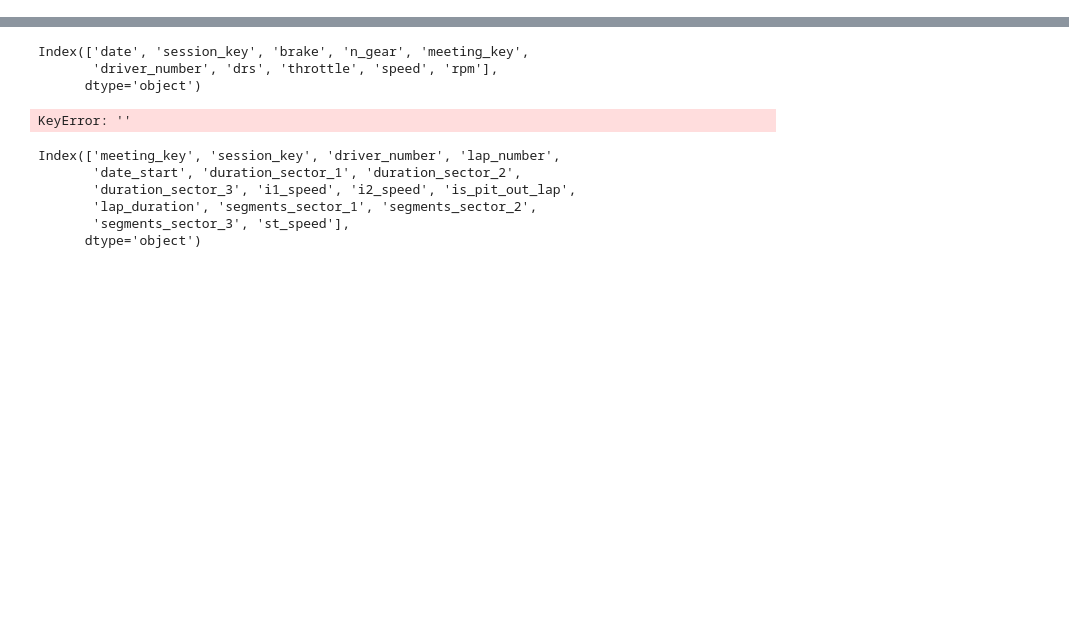
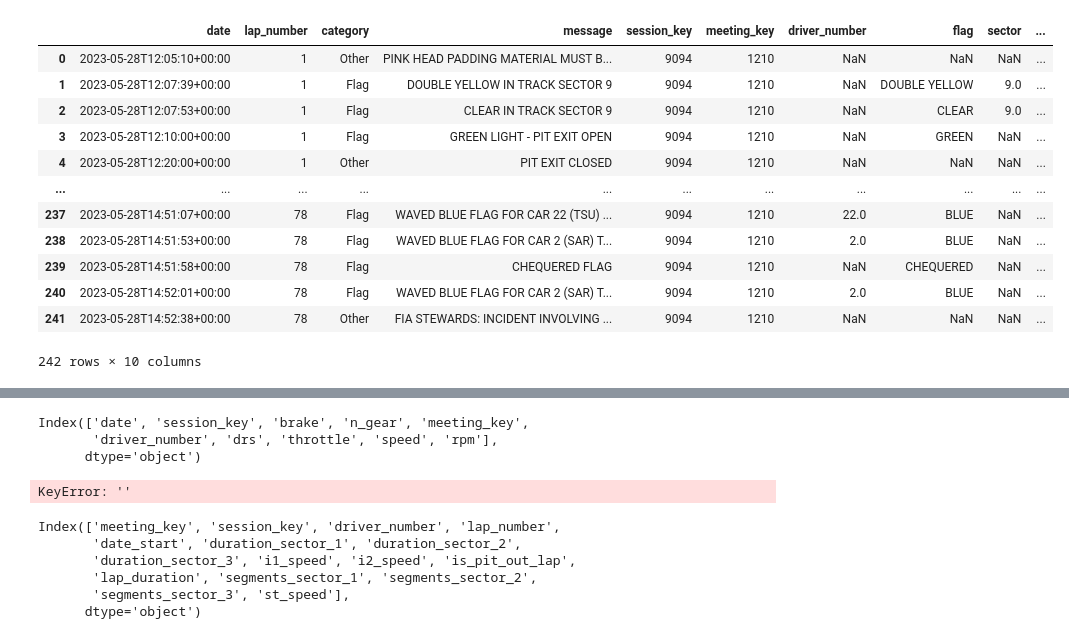
Before and after one commit to JigyashuSaravta/2025Spring_Final_F1, a Jupyter notebook: eda.ipynb, the cells around one changed output, grey strips where cells are left out. Drawn from its saved outputs; the diff is of its cells as text; code cells hidden in the pictures; blank space fills up the shorter version.

```diff
--- a/eda.ipynb
+++ b/eda.ipynb
@@ -10,3 +11,19 @@ df_stints = pd.read_csv('monaco_2023_stints.csv')
 
 df_drive['date'] = df_drive['date'].astype(str)
 df_lap['date_start'] = df_lap['date_start'].astype(str)
+# %%
+df_flags
+# %% [output]
+|  | date | lap_number | category | message | session_key | meeting_key | driver_number | flag | sector | ... |
+| 0 | 2023-05-28T12:05:10+00:00 | 1 | Other | PINK HEAD PADDING MATERIAL MUST B... | 9094 | 1210 | NaN | NaN | NaN | ... |
+| 1 | 2023-05-28T12:07:39+00:00 | 1 | Flag | DOUBLE YELLOW IN TRACK SECTOR 9 | 9094 | 1210 | NaN | DOUBLE YELLOW | 9.0 | ... |
+| 2 | 2023-05-28T12:07:53+00:00 | 1 | Flag | CLEAR IN TRACK SECTOR 9 | 9094 | 1210 | NaN | CLEAR | 9.0 | ... |
+| 3 | 2023-05-28T12:10:00+00:00 | 1 | Flag | GREEN LIGHT - PIT EXIT OPEN | 9094 | 1210 | NaN | GREEN | NaN | ... |
+| 4 | 2023-05-28T12:20:00+00:00 | 1 | Other | PIT EXIT CLOSED | 9094 | 1210 | NaN | NaN | NaN | ... |
+| ... | ... | ... | ... | ... | ... | ... | ... | ... | ... | ... |
+| 237 | 2023-05-28T14:51:07+00:00 | 78 | Flag | WAVED BLUE FLAG FOR CAR 22 (TSU) ... | 9094 | 1210 | 22.0 | BLUE | NaN | ... |
+| 238 | 2023-05-28T14:51:53+00:00 | 78 | Flag | WAVED BLUE FLAG FOR CAR 2 (SAR) T... | 9094 | 1210 | 2.0 | BLUE | NaN | ... |
+| 239 | 2023-05-28T14:51:58+00:00 | 78 | Flag | CHEQUERED FLAG | 9094 | 1210 | NaN | CHEQUERED | NaN | ... |
+| 240 | 2023-05-28T14:52:01+00:00 | 78 | Flag | WAVED BLUE FLAG FOR CAR 2 (SAR) T... | 9094 | 1210 | 2.0 | BLUE | NaN | ... |
+| 241 | 2023-05-28T14:52:38+00:00 | 78 | Other | FIA STEWARDS: INCIDENT INVOLVING ... | 9094 | 1210 | NaN | NaN | NaN | ... |
+242 rows × 10 columns
```
Also changed, not shown: parts of 10 cells of this notebook, 1 other file.
